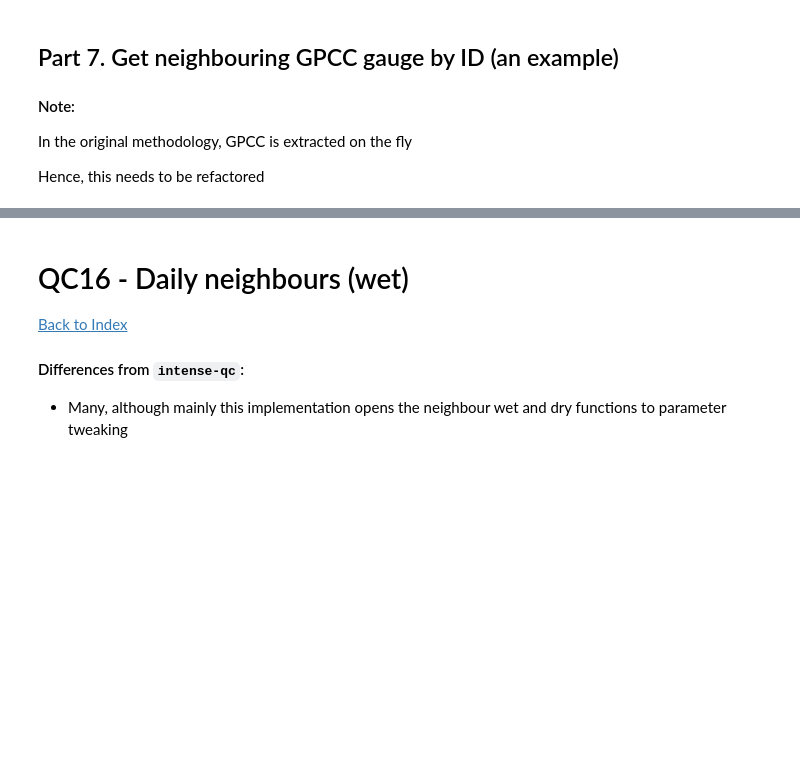
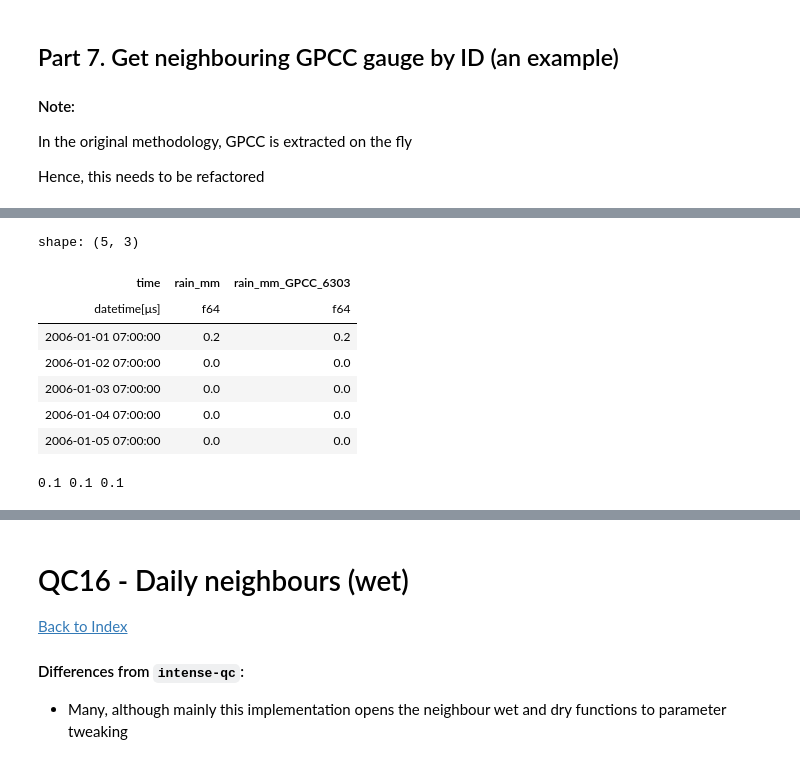
Before and after one commit to Thomasjkeel/RainfallQC-notebooks, a Jupyter notebook: notebooks/neighbour_checks.ipynb, the cells around one changed output, grey strips where cells are left out. Saved outputs shown, nothing was run; the diff lists cells and outputs as text; code cells hidden in the pictures; blank space fills up the shorter version.

```diff
--- a/notebooks/neighbour_checks.ipynb
+++ b/notebooks/neighbour_checks.ipynb
@@ -425,0 +464,20 @@ shape: (5_875, 16)
+# %%
+joined_gauges_gpcc = target_gauge_daily.join(example_gpcc, on='time', suffix=f'_GPCC_{gpcc_id_name}')
+joined_gauges_gpcc = joined_gauges_gpcc.drop_nans()
+joined_gauges_gpcc.head()
+# %% [output]
+shape: (5, 3)
+| time | rain_mm | rain_mm_GPCC_6303 |
+| datetime[μs] | f64 | f64 |
+| 2006-01-01 07:00:00 | 0.2 | 0.2 |
+| 2006-01-02 07:00:00 | 0.0 | 0.0 |
+| 2006-01-03 07:00:00 | 0.0 | 0.0 |
+| 2006-01-04 07:00:00 | 0.0 | 0.0 |
+| 2006-01-05 07:00:00 | 0.0 | 0.0 |
+# %%
+a = np.around(joined_gauges_gpcc.filter(pl.col(rain_col) >= 0.1).min()[rain_col], 1)[0]
+b = np.around(joined_gauges_gpcc.filter(pl.col(f"{rain_col}_GPCC_{gpcc_id_name}") >= 0.1).min()[f"{rain_col}_GPCC_{gpcc_id_name}"], 1)[0]
+p = max(a, b, 0.1)
+print(a, b, p)
+# %% [output]
+0.1 0.1 0.1
```
Also changed, not shown: parts of 16 cells of this notebook.
